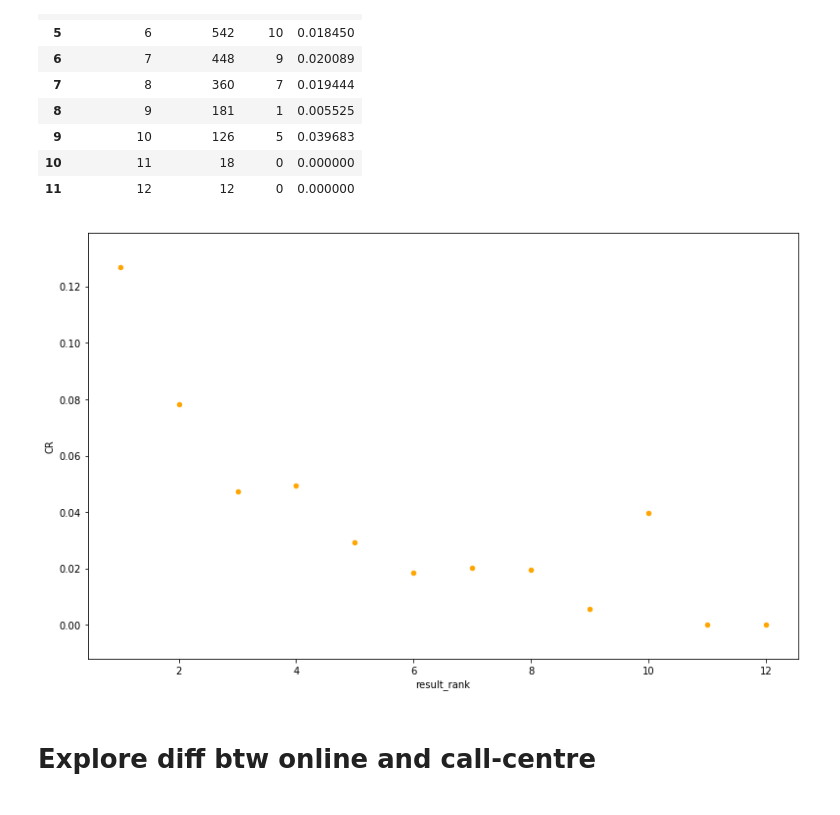
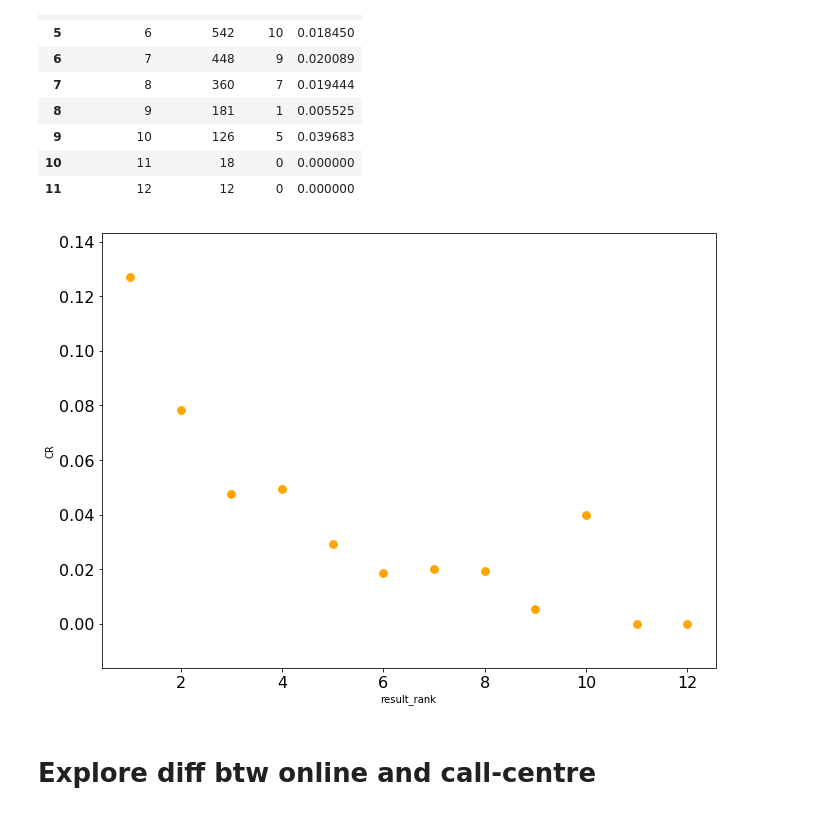
Before and after one commit to catwang42/iSelect-ProductMatching-, a Jupyter notebook: exploreData.ipynb, the cells around one changed output. Drawn from its saved outputs; the diff is of its cells as text; code cells hidden in the pictures.

```diff
--- a/exploreData.ipynb
+++ b/exploreData.ipynb
@@ -270,9 +271,9 @@ byrank_sale
 # %%
 #byrank_sale.plot(kind='scatter', x='result_rank', y='CR', c='sales',
                    #  figsize=(13,8),s=bycustomer_sale['sales']*200, cmap='Oranges');
-byrank_sale.plot(kind='scatter', x='result_rank', y='CR',figsize=(13,8),color="Orange");
+byrank_sale.plot(kind='scatter', x='result_rank', y='CR',figsize=(11,8),color="Orange",s=[60],fontsize=16);
 # %% [output]
-[figure, old version]
+[figure, new version]
 # %% [markdown]
 # Explore diff btw online and call-centre
 # %% [markdown]
```
Also changed, not shown: parts of 16 cells of this notebook, 11 other files.
